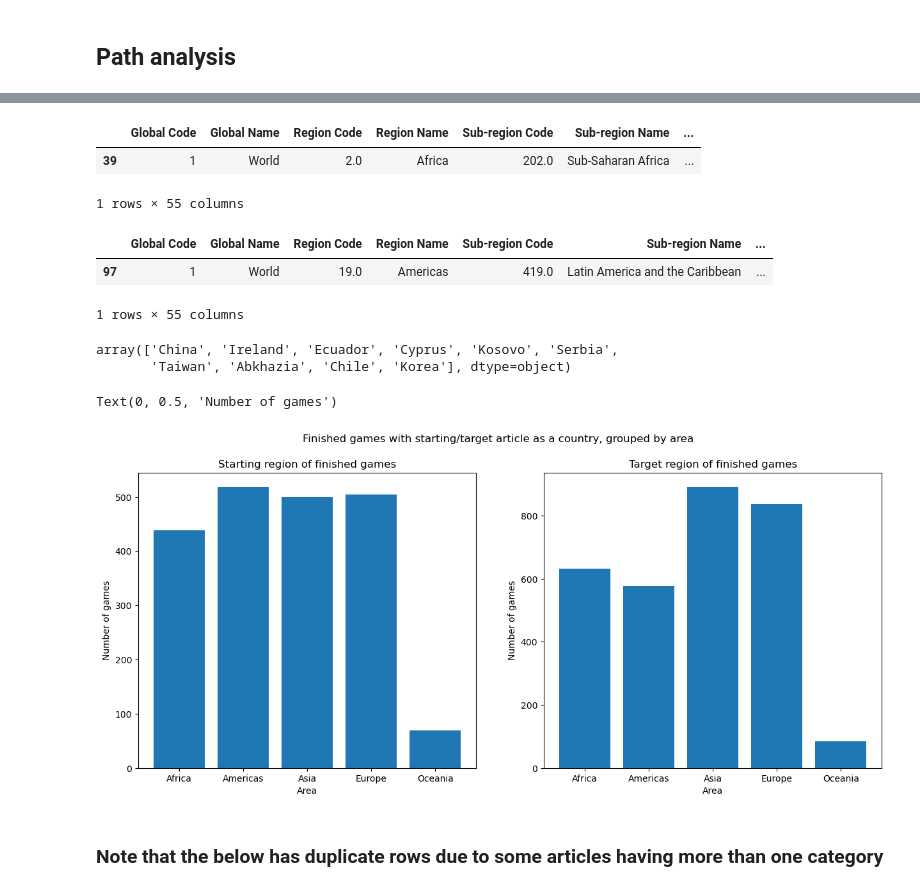
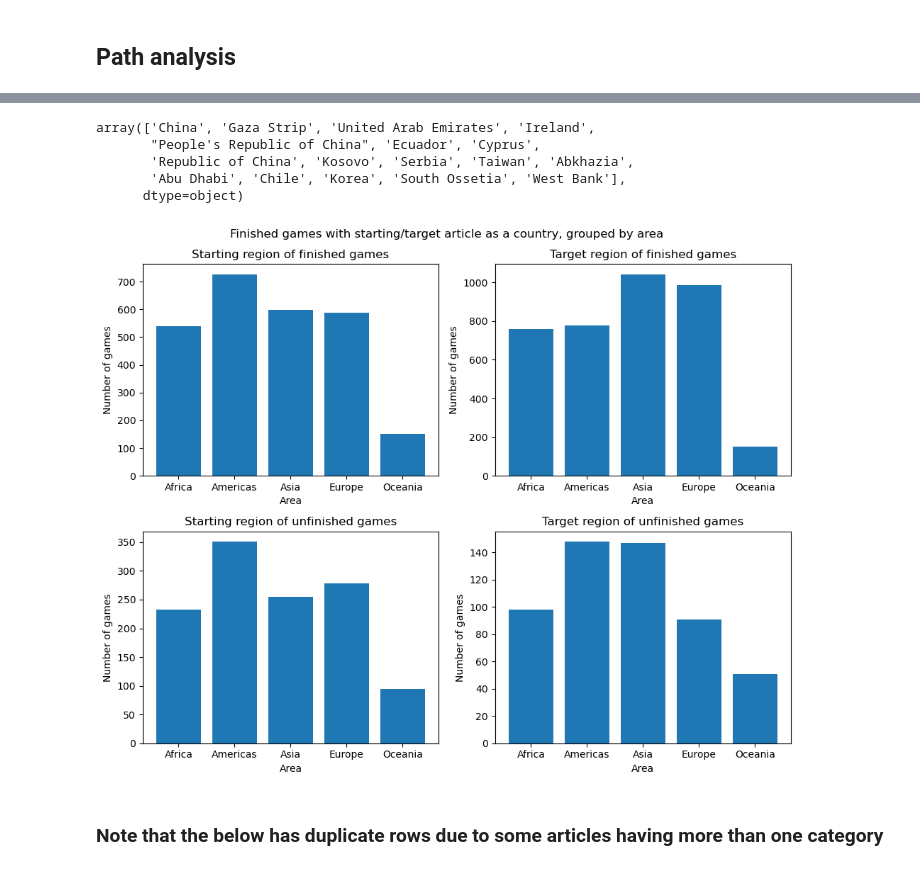
Before and after one commit to epfl-ada/ada-2023-project-jellyfish401, a Jupyter notebook: data_obvservation.ipynb, the cells around one changed output, grey strips where cells are left out. Drawn from its saved outputs; the diff is of its cells as text; code cells hidden in the pictures.

Commit message:
dataframe construction began

```diff
--- a/data_obvservation.ipynb
+++ b/data_obvservation.ipynb
@@ -185,6 +207,10 @@ replacement_country_names = [
 # %%
+# Replacing the '_' character in articles with ' '
+
 country_end_finished['target'].replace('_', ' ', regex=True, inplace=True)
 country_start_finished['startingArticle'].replace('_', ' ', regex=True, inplace=True)
+country_end_unfinished['target'].replace('_', ' ', regex=True, inplace=True)
+country_start_unfinished['startingArticle'].replace('_', ' ', regex=True, inplace=True)
 # %% [output]
 A value is trying to be set on a copy of a slice from a DataFrame
 
@@ -197,5 +231,3 @@ See the caveats in the documentation: https://pandas.pydata.org/pandas-docs/stab
-# %%
-replacement_countries = dict(zip(replacement_country_names, non_UN_country_names))
 # %%
 replacement_countries
 
@@ -209,46 +239,54 @@ df_UN_countries_corrected = df_UN_countries.copy()
 for idx, country in enumerate(df_UN_countries_corrected['Country or Area']):
     if country in replacement_countries.keys():
         df_UN_countries_corrected.loc[idx, 'Country or Area'] = replacement_countries[country]
-# %%
-df_UN_countries_corrected[df_UN_countries_corrected['Country or Area'] == 'Swaziland']
-# %% [output]
-|  | Global Code | Global Name | Region Code | Region Name | Sub-region Code | Sub-region Name | ... |
-| 39 | 1 | World | 2.0 | Africa | 202.0 | Sub-Saharan Africa | ... |
-1 rows × 55 columns
 # %%
-country_end_region = country_end_finished.merge(df_UN_countries_corrected[["Region Name", "Country or Area"]], left_on='target', right_on='Country or Area', how='left').copy()
-end_grouped_by_area = country_end_region.groupby('Region Name').count()
+country_end_region_finished = country_end_finished.merge(df_UN_countries_corrected[["Region Name", "Country or Area"]], left_on='target', right_on='Country or Area', how='left').copy()
+end_grouped_by_area_finished = country_end_region_finished.groupby('Region Name').count()
 
-country_start_region = country_start_finished.merge(df_UN_countries_corrected[["Region Name", "Country or Area"]], left_on='startingArticle', right_on='Country or Area', how='left').copy()
-start_grouped_by_area = country_start_region.groupby('Region Name').count()
+country_start_region_finished = country_start_finished.merge(df_UN_countries_corrected[["Region Name", "Country or Area"]], left_on='startingArticle', right_on='Country or Area', how='left').copy()
+start_grouped_by_area_finished = country_start_region_finished.groupby('Region Name').count()
+
+country_end_region_unfinished = country_end_unfinished.merge(df_UN_countries_corrected[["Region Name", "Country or Area"]], left_on='target', right_on='Country or Area', how='left').copy()
+end_grouped_by_area_unfinished = country_end_region_unfinished.groupby('Region Name').count()
+
+country_start_region_unfinished = country_start_unfinished.merge(df_UN_countries_corrected[["Region Name", "Country or Area"]], left_on='startingArticle', right_on='Country or Area', how='left').copy()
+start_grouped_by_area_unfinished = country_start_region_unfinished.groupby('Region Name').count()
-# %%
-df_UN_countries[df_UN_countries['Country or Area'] == 'Bolivia (Plurinational State of)']
-# %% [output]
-|  | Global Code | Global Name | Region Code | Region Name | Sub-region Code | Sub-region Name | ... |
-| 97 | 1 | World | 19.0 | Americas | 419.0 | Latin America and the Caribbean | ... |
-1 rows × 55 columns
 # %%
-country_start_region[country_start_region['Region Name'].isna()]['startingArticle'].unique()
+country_start_region_finished[country_start_region_finished['Region Name'].isna()]['startingArticle'].unique()
 # %% [output]
-array(['China', 'Ireland', 'Ecuador', 'Cyprus', 'Kosovo', 'Serbia',
-       'Taiwan', 'Abkhazia', 'Chile', 'Korea'], dtype=object)
+array(['China', 'Gaza Strip', 'United Arab Emirates', 'Ireland',
+       "People's Republic of China", 'Ecuador', 'Cyprus',
+       'Republic of China', 'Kosovo', 'Serbia', 'Taiwan', 'Abkhazia',
+       'Abu Dhabi', 'Chile', 'Korea', 'South Ossetia', 'West Bank'],
+      dtype=object)
 # %%
-figs, axs = plt.subplots(1,2, figsize=(15,6))
+figs, axs = plt.subplots(2,2, figsize=(10,8))
 
 figs.suptitle("Finished games with starting/target article as a country, grouped by area")
 
-axs[0].bar(start_grouped_by_area.index, start_grouped_by_area['Country or Area'])
-axs[0].set_title("Starting region of finished games")
-axs[0].set_xlabel("Area")
-axs[0].set_ylabel("Number of games")
+axs[0,0].bar(start_grouped_by_area_finished.index, start_grouped_by_area_finished['Country or Area'])
+axs[0,0].set_title("Starting region of finished games")
+axs[0,0].set_xlabel("Area")
+axs[0,0].set_ylabel("Number of games")
 
-axs[1].bar(end_grouped_by_area.index, end_grouped_by_area['Country or Area'])
-axs[1].set_title("Target region of finished games")
-axs[1].set_xlabel("Area")
-axs[1].set_ylabel("Number of games")
+axs[0,1].bar(end_grouped_by_area_finished.index, end_grouped_by_area_finished['Country or Area'])
+axs[0,1].set_title("Target region of finished games")
+axs[0,1].set_xlabel("Area")
+axs[0,1].set_ylabel("Number of games")
+
+axs[1,0].bar(start_grouped_by_area_unfinished.index, start_grouped_by_area_unfinished['Country or Area'])
+axs[1,0].set_title("Starting region of unfinished games")
+axs[1,0].set_xlabel("Area")
+axs[1,0].set_ylabel("Number of games")
+
+axs[1,1].bar(end_grouped_by_area_unfinished.index, end_grouped_by_area_unfinished['Country or Area'])
+axs[1,1].set_title("Target region of unfinished games")
+axs[1,1].set_xlabel("Area")
+axs[1,1].set_ylabel("Number of games")
+
+plt.tight_layout()
 # %% [output]
-Text(0, 0.5, 'Number of games')
-[figure, old version]
+[figure, new version]
 # %%
 separated_played_links = played_links[0].str.split(";", expand=True)
 separated_played_links.columns = ['from_article','to_article']
```
Also changed, not shown: parts of 19 cells of this notebook, 1 other file.
